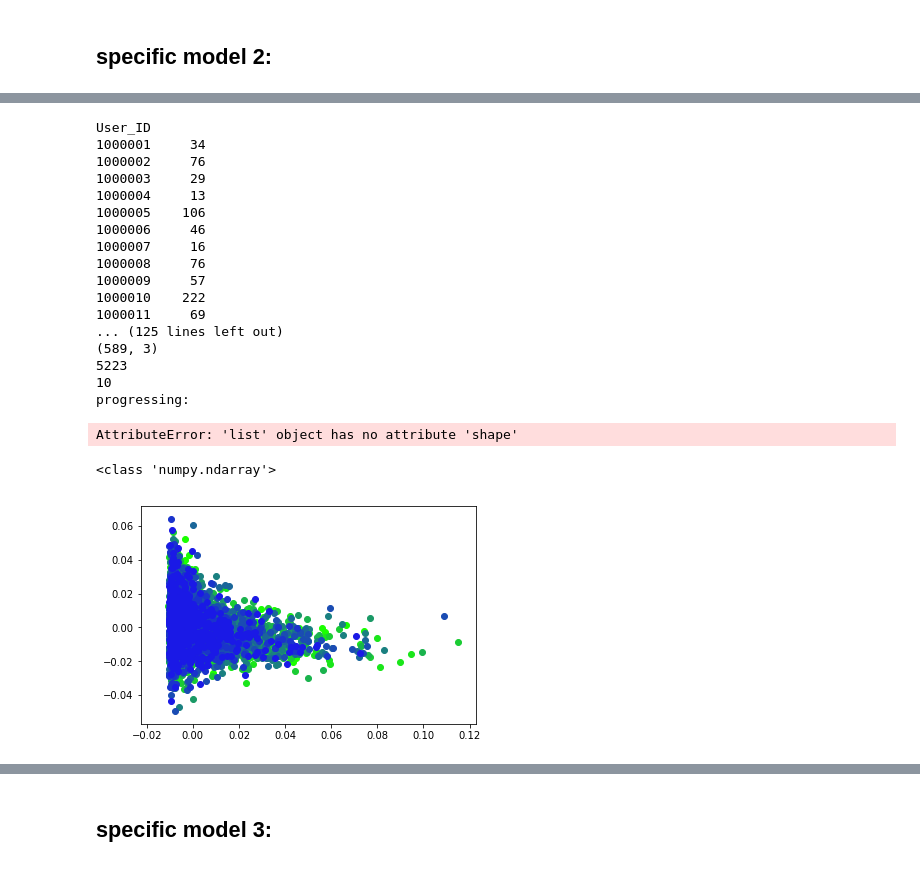
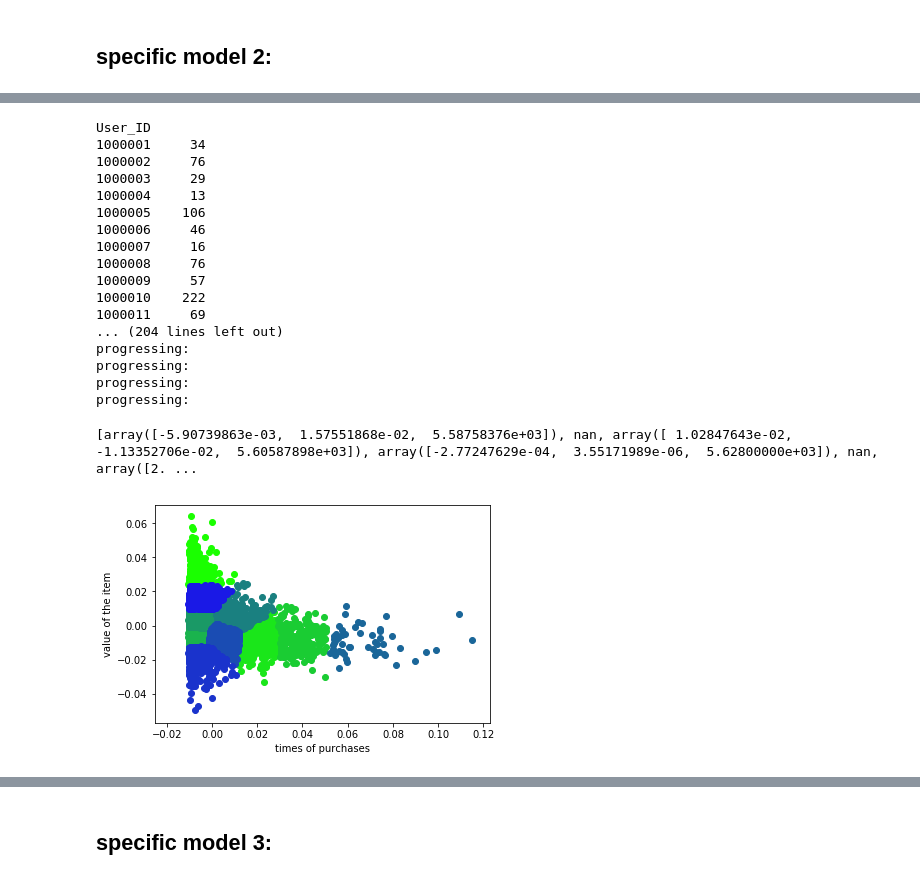
Before and after one commit to ciuji/ECE445_MLForEngg_Project, a Jupyter notebook: blackfriday/Cluster_BlackFriday.ipynb, the cells around one changed output, grey strips where cells are left out. Saved outputs shown, nothing was run; the diff lists cells and outputs as text; code cells hidden in the pictures.

```diff
--- a/blackfriday/Cluster_BlackFriday.ipynb
+++ b/blackfriday/Cluster_BlackFriday.ipynb
@@ -300,12 +319,13 @@ while((not isFinished) and counter <= 200):
     print("progressing: ")
     isFinished = True
     numDiff=0
+    #print(X_2d_group[2])
     X_mean_group = [np.mean(X, axis = 0) for X in X_2d_group]
-    X_2d_group_new = []
+    #print(len(X_mean_group[0]))
+    X_2d_group_new =[[] for h in range(numGroup)]
     for i in range(numGroup):
 
         X_2d_this = X_2d_group[i]
-        X_2d_group_new =[[] for h in range(numGroup)]
         for j in range(len(X_2d_this)):
 
             sample = X_2d_this[j]
@@ -313,24 +333,25 @@ while((not isFinished) and counter <= 200):
             for k in range(numGroup):
                 #print(len(sample))
                 #print(X_mean_group[k].shape)
-                dist_group[k] = np.linalg.norm(sample[:2] - X_mean_group[k][:2])
+                dist_group[k] = np.linalg.norm(np.asarray(sample)[:2] - np.asarray(X_mean_group[k])[:2])
 
             group = np.argmin(dist_group)
             #print(group)
             if(i != group):
                 isFinished = False
                 numDiff += 1
-                X_2d_group_new[group].append(sample)
-            else:
-                X_2d_group_new[group].append(sample)
+            X_2d_group_new[group].append(sample)
+
         #if(len(X_2d_this_new)>0):
         #for k in range(numGroup):
         #    X_2d_group_new[k] = np.vstack(X_2d_group_new[k])
         #else:
         #    X_2d_group_new.append(np.asarray([]))
-    print(numDiff)
+    #print(numDiff)
     X_2d_group = X_2d_group_new
-    print(len(X_2d_group))
+    if numDiff == 0:
+        break
+    #print(len(X_2d_group))
     counter+=1
 # %% [output]
 User_ID
@@ -345,26 +366,25 @@ User_ID
 1000009     57
 1000010    222
 1000011     69
-... (125 lines left out)
-(589, 3)
-5223
-10
+... (204 lines left out)
 progressing:
+progressing:
+progressing:
+progressing:
-AttributeError: 'list' object has no attribute 'shape'
 # %%
-print(type(X_2d_group_new[0]))
+print(X_mean_group)
 #print(np.asarray(X_2d_group))
 # %% [output]
-<class 'numpy.ndarray'>
+[array([-5.90739863e-03,  1.57551868e-02,  5.58758376e+03]), nan, array([ 1.02847643e-02, -1.13352706e-02,  5.60587898e+03]), array([-2.77247629e-04,  3.55171989e-06,  5.62800000e+03]), nan, array([2. ...
 # %%
 X_2d_group_arr = np.asarray(X_2d_group)
-fig = plt.figure()
-ax = fig.add_subplot(111)
+plt.figure()
 for i in range(numGroup):
     for j in range(len(X_2d_group_arr[i])):
-        ax.scatter(X_2d_group_arr[i][j][0], X_2d_group_arr[i][j][1], color = [0.1, 1-0.1*i, 0.1*i])
+        plt.scatter(X_2d_group_arr[i][j][0], X_2d_group_arr[i][j][1], color = [0.1, 1-0.1*i, 0.1*i])
 
-
+plt.xlabel('times of purchases')
+plt.ylabel('value of the item')
 plt.show()
 # %% [output]
-[figure, old version]
+[figure, new version]
```
Also changed, not shown: parts of 6 cells of this notebook, 1 other file.
